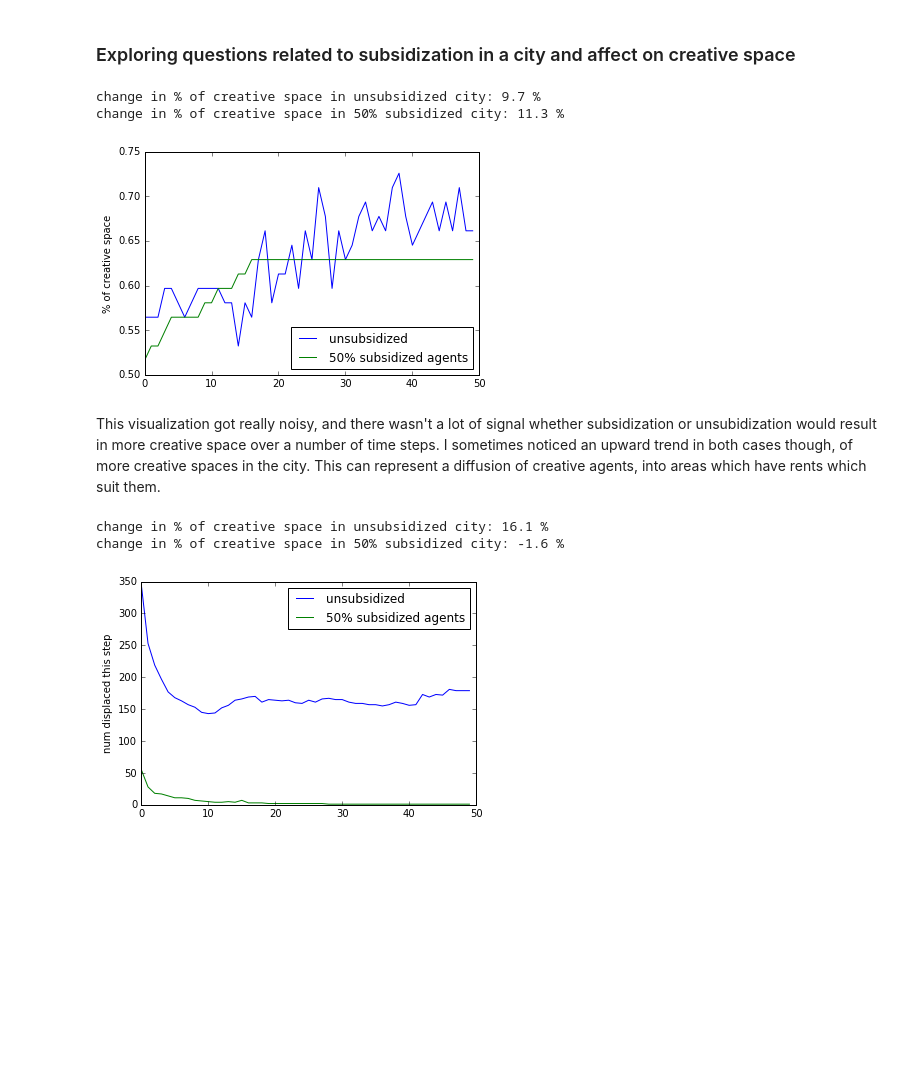
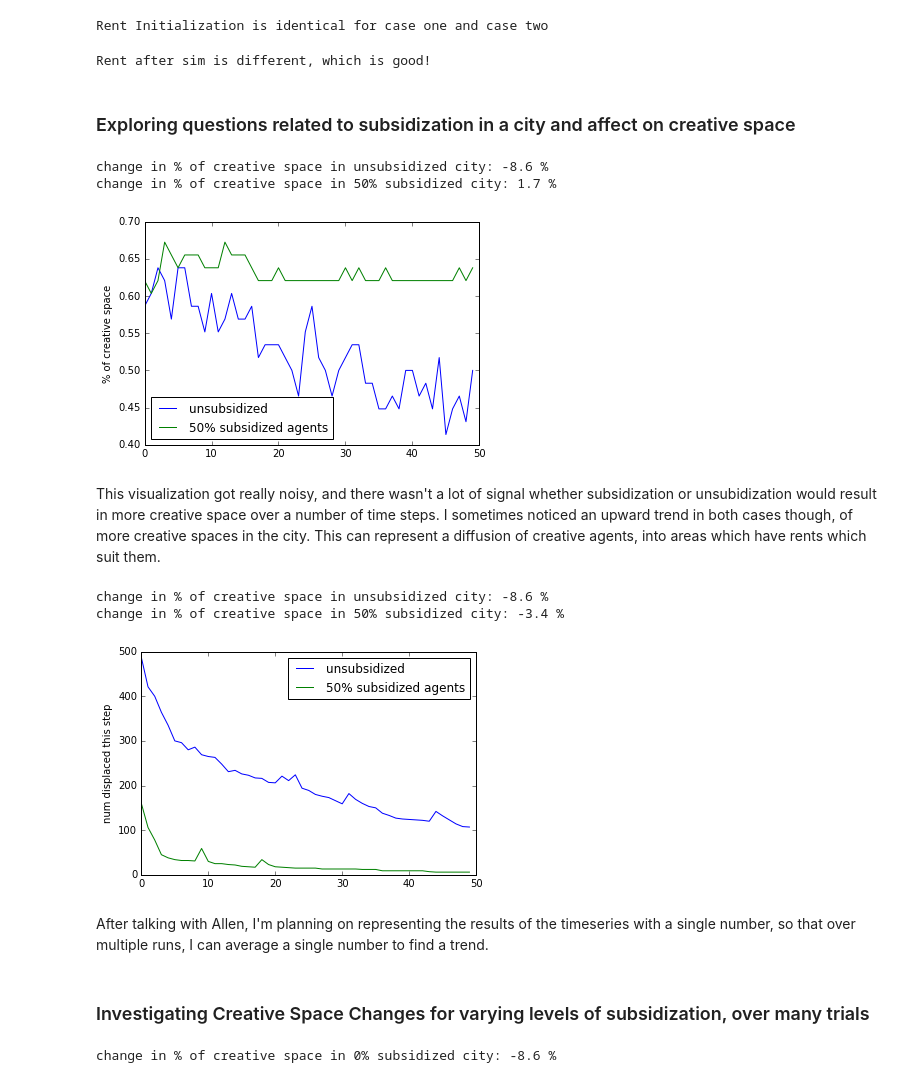
Before and after one commit to Margaretmcrawf/Gentrification, a Jupyter notebook: code/RyanExplore.ipynb, the cells around one changed output. Saved outputs shown, nothing was run; the diff lists cells and outputs as text; code cells hidden in the pictures; blank space fills up the shorter version.

Commit message:
ipynb work on running 1000 trials to see effect subsidization has on change in creativity

```diff
--- a/code/RyanExplore.ipynb
+++ b/code/RyanExplore.ipynb
@@ -11,35 +33,49 @@ rc('animation', html='html5')
+# %%
+try:
+    np.testing.assert_array_equal(rent_start1, rent_start2)
+    print("Rent Initialization is identical for case one and case two")
+except AssertionError:
+    print("JK")
+# %% [output]
+Rent Initialization is identical for case one and case two
+# %%
+try:
+    np.testing.assert_array_equal(rent_end1, rent_end2)
+    print("Rent after sim is identical for diff. random seeds?  That can't be right...")
+except AssertionError:
+    print("Rent after sim is different, which is good!")
+# %% [output]
+Rent after sim is different, which is good!
 # %% [markdown]
 ### Exploring questions related to subsidization in a city and affect on creative space
 # %%
-np.random.seed(1000)
-city = TransformingCity(10)
-np.random.seed(1000)
-sub_city = TransformingCity(10, p_subsidized=0.5)
+city = TransformingCity(10, random_seed=17)
+sub_city = TransformingCity(10, p_subsidized=0.5, avg_rent=12000, random_seed=17)
 
 for i in range(50):
     city.step()
     sub_city.step()
 
 print("change in % of creative space in unsubsidized city: {0:.1f} %".format(
         (city.p_creative_space_history[-1] - city.p_creative_space_history[0])*100))
 print("change in % of creative space in 50% subsidized city: {0:.1f} %".format(
         (sub_city.p_creative_space_history[-1] - sub_city.p_creative_space_history[0])*100))
 plt.hold('on')
 plt.plot(city.p_creative_space_history, label='unsubsidized')
 plt.plot(sub_city.p_creative_space_history, label='50% subsidized agents')
 plt.ylabel('% of creative space')
 plt.legend(loc='best')
 plt.show()
 # %% [output]
-change in % of creative space in unsubsidized city: 9.7 %
-change in % of creative space in 50% subsidized city: 11.3 %
+change in % of creative space in unsubsidized city: -8.6 %
+change in % of creative space in 50% subsidized city: 1.7 %
-[figure, old version]
+[figure, new version]
 # %% [markdown]
 This visualization got really noisy, and there wasn't a lot of signal whether subsidization or unsubidization would result in more creative space over a number of time steps.
 I sometimes noticed an upward trend in both cases though, of more creative spaces in the city.  This can represent a diffusion of creative agents, into areas which have rents which suit them.
 # %%
-city = TransformingCity(10, avg_rent=10000)
-sub_city = TransformingCity(10, avg_rent=10000, p_subsidized=0.5)
+city = TransformingCity(10, avg_rent=12000, random_seed=17)
+sub_city = TransformingCity(10, avg_rent=12000, p_subsidized=0.5, random_seed=17)
 
 for i in range(50):
     city.step()
@@ -56,6 +92,22 @@ plt.ylabel('num displaced this step')
 plt.legend(loc='best')
 plt.show()
 # %% [output]
-change in % of creative space in unsubsidized city: 16.1 %
-change in % of creative space in 50% subsidized city: -1.6 %
+change in % of creative space in unsubsidized city: -8.6 %
+change in % of creative space in 50% subsidized city: -3.4 %
-[figure, old version]
+[figure, new version]
+# %% [markdown]
+After talking with Allen, I'm planning on representing the results of the timeseries with a single number, so that over multiple runs, I can average a single number to find a trend.
+# %% [markdown]
+### Investigating Creative Space Changes for varying levels of subsidization, over many trials
+# %%
+def creative_space_subnosub_one_run(p_subsidized):
+    city = TransformingCity(10, p_subsidized=p_subsidized, avg_rent=12000, random_seed=17)
+    for i in range(50):
+        city.step()
+    delta_p_creative_space = city.p_creative_space_history[-1] - city.p_creative_space_history[0]
+    return delta_p_creative_space
+
+print("change in % of creative space in 0% subsidized city: {0:.1f} %".format(
+        creative_space_subnosub_one_run(0.0) * 100))
+# %% [output]
+change in % of creative space in 0% subsidized city: -8.6 %
```
Also changed, not shown: parts of 7 cells of this notebook.
